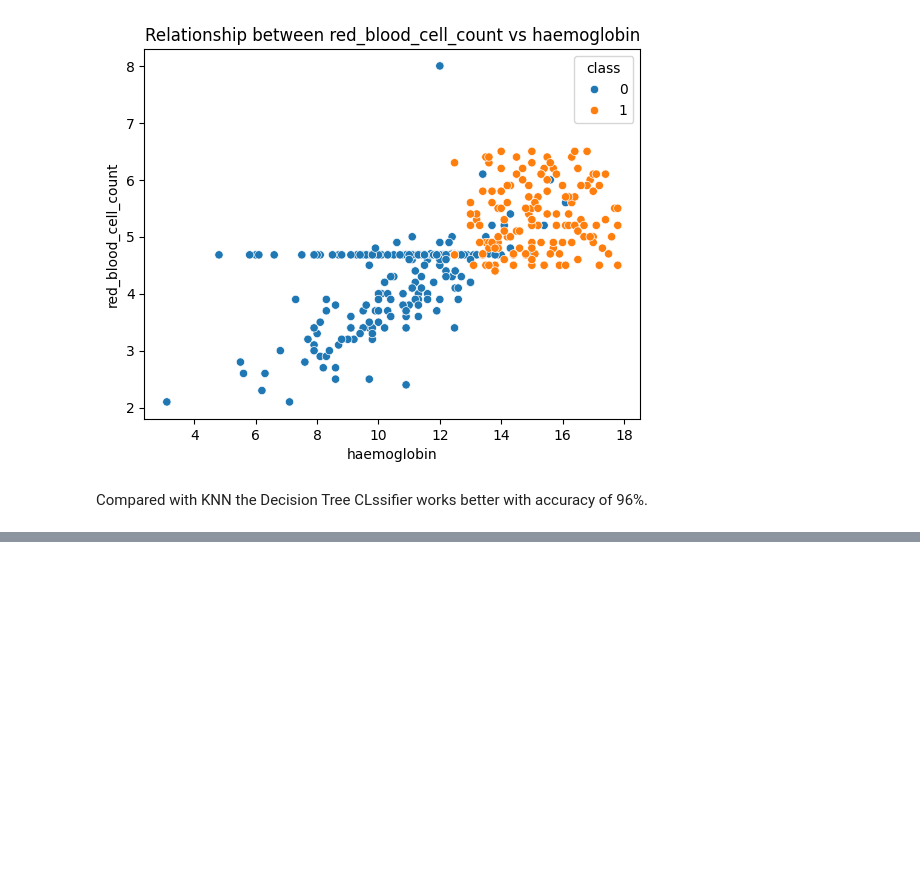
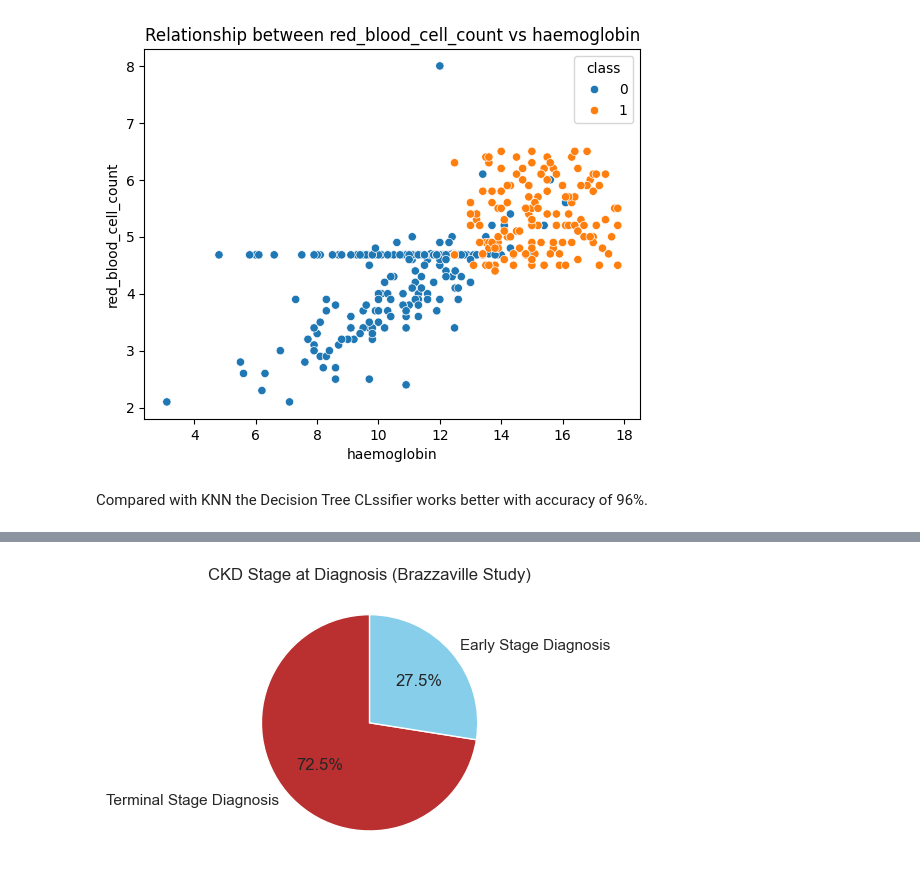
Before and after one commit to shreemithran/ckd-diagnosis-visualized, a Jupyter notebook: model_comparison.ipynb, the cells around one changed output, grey strips where cells are left out. Saved outputs shown, nothing was run; the diff lists cells and outputs as text; code cells hidden in the pictures; blank space fills up the shorter version.

```diff
--- a/model_comparison.ipynb
+++ b/model_comparison.ipynb
@@ -444,0 +462,13 @@ df_encoded = pd.get_dummies(disease, columns=categorical_cols, drop_first=True)
+# %%
+labels = ['Terminal Stage Diagnosis', 'Early Stage Diagnosis']
+sizes = [72.5, 27.5]
+colors = ['#ba2f2f', '#87ceeb']
+
+plt.figure(figsize=(5, 5))
+plt.pie(sizes, labels=labels, colors=colors, autopct='%1.1f%%', startangle=90)
+plt.title('CKD Stage at Diagnosis (Brazzaville Study)')
+plt.tight_layout()
+plt.savefig("images/brazzaville_pie.png")  # save this in your images folder
+plt.show()
+# %% [output]
+[figure, added]
```
Also changed, not shown: parts of 1 cell of this notebook, 12 other files.
